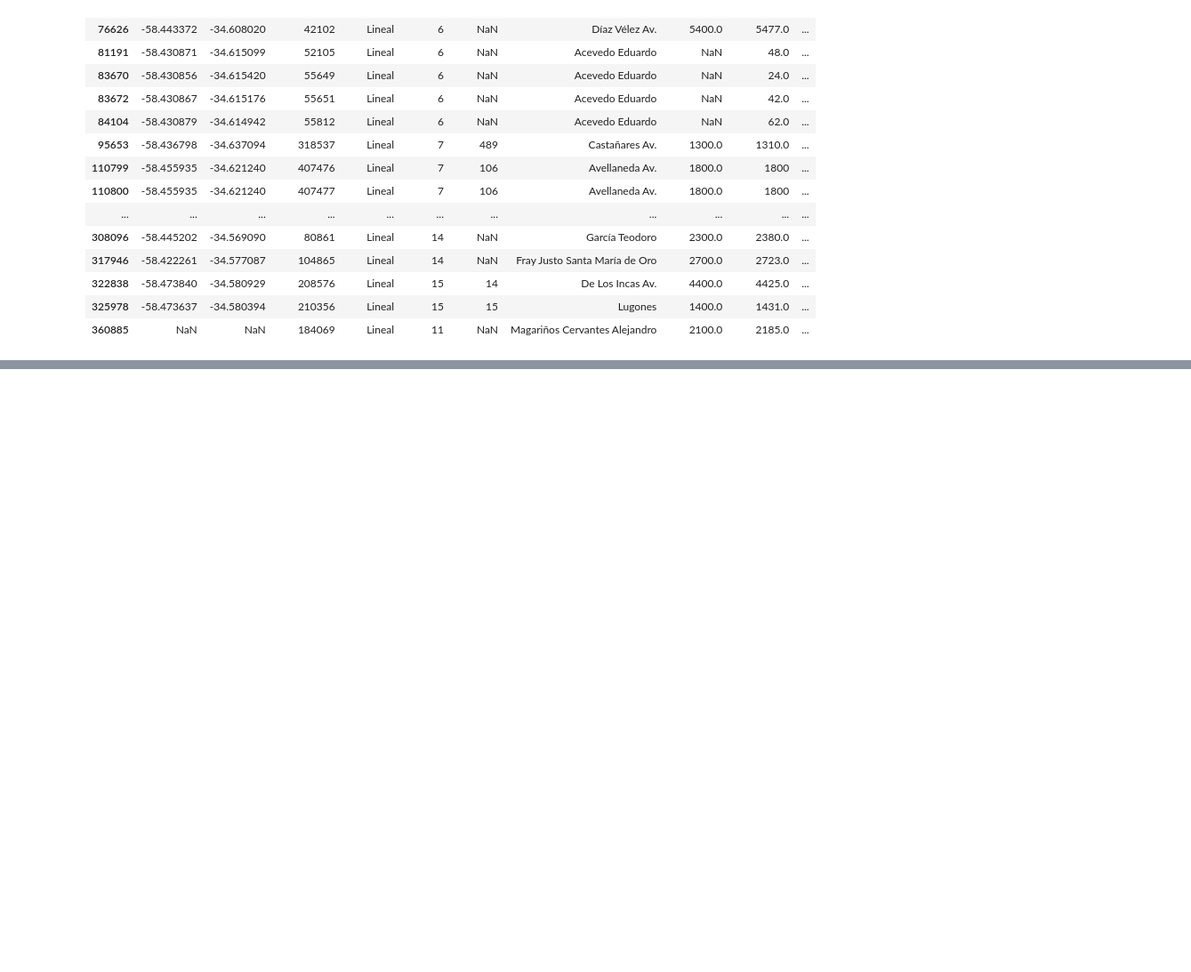
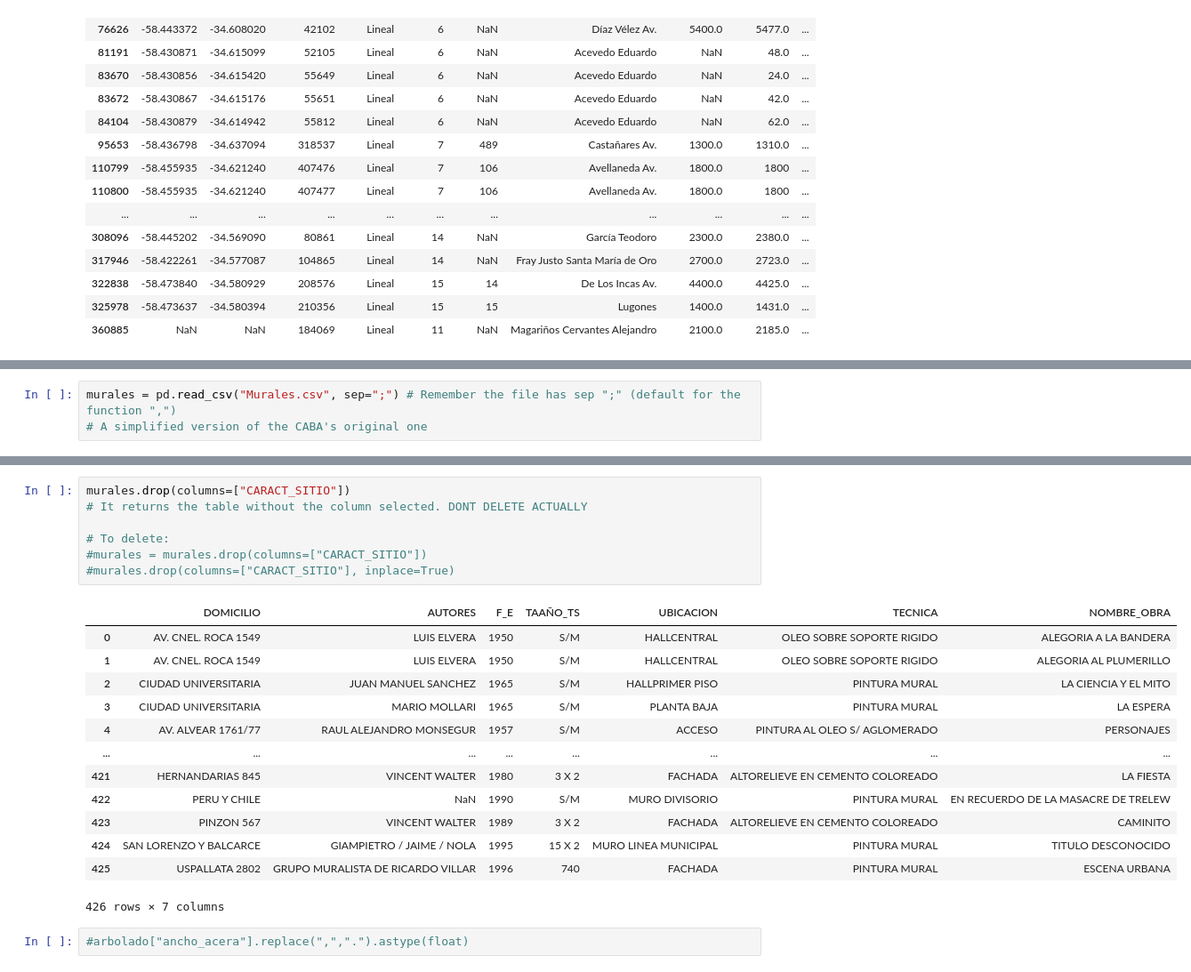
Before and after one commit to IonatanPerez/Aprender_Programando_2023, a Jupyter notebook: Compartido/PorrasFederico/FP.ipynb, the cells around one changed output, grey strips where cells are left out. Shown: that part at 89% size. Saved outputs shown, nothing was run; the diff lists cells and outputs as text; blank space fills up the shorter version.

```diff
--- a/Compartido/PorrasFederico/FP.ipynb
+++ b/Compartido/PorrasFederico/FP.ipynb
@@ -268,0 +290,3 @@ arboladoData[ arboladoData["altura_arbol"] == arboladoData["altura_arbol"].max()
+# %%
+murales = pd.read_csv("Murales.csv", sep=";") # Remember the file has sep ";" (default for the function ",")
+# A simplified version of the CABA's original one
@@ -268,0 +323,23 @@ arboladoData[ arboladoData["altura_arbol"] == arboladoData["altura_arbol"].max()
+# %%
+murales.drop(columns=["CARACT_SITIO"])
+# It returns the table without the column selected. DONT DELETE ACTUALLY
+
+# To delete:
+#murales = murales.drop(columns=["CARACT_SITIO"])
+#murales.drop(columns=["CARACT_SITIO"], inplace=True)
+# %% [output]
+|  | DOMICILIO | AUTORES | F_E | TAAÑO_TS | UBICACION | TECNICA | NOMBRE_OBRA |
+| 0 | AV. CNEL. ROCA 1549 | LUIS ELVERA | 1950 | S/M | HALLCENTRAL | OLEO SOBRE SOPORTE RIGIDO | ALEGORIA A LA BANDERA |
+| 1 | AV. CNEL. ROCA 1549 | LUIS ELVERA | 1950 | S/M | HALLCENTRAL | OLEO SOBRE SOPORTE RIGIDO | ALEGORIA AL PLUMERILLO |
+| 2 | CIUDAD UNIVERSITARIA | JUAN MANUEL SANCHEZ | 1965 | S/M | HALLPRIMER PISO | PINTURA MURAL | LA CIENCIA Y EL MITO |
+| 3 | CIUDAD UNIVERSITARIA | MARIO MOLLARI | 1965 | S/M | PLANTA BAJA | PINTURA MURAL | LA ESPERA |
+| 4 | AV. ALVEAR 1761/77 | RAUL ALEJANDRO MONSEGUR | 1957 | S/M | ACCESO | PINTURA AL OLEO S/ AGLOMERADO | PERSONAJES |
+| ... | ... | ... | ... | ... | ... | ... | ... |
+| 421 | HERNANDARIAS 845 | VINCENT WALTER | 1980 | 3 X 2 | FACHADA | ALTORELIEVE EN CEMENTO COLOREADO | LA FIESTA |
+| 422 | PERU Y CHILE | NaN | 1990 | S/M | MURO DIVISORIO | PINTURA MURAL | EN RECUERDO DE LA MASACRE DE TRELEW |
+| 423 | PINZON 567 | VINCENT WALTER | 1989 | 3 X 2 | FACHADA | ALTORELIEVE EN CEMENTO COLOREADO | CAMINITO |
+| 424 | SAN LORENZO Y BALCARCE | GIAMPIETRO / JAIME / NOLA | 1995 | 15 X 2 | MURO LINEA MUNICIPAL | PINTURA MURAL | TITULO DESCONOCIDO |
+| 425 | USPALLATA 2802 | GRUPO MURALISTA DE RICARDO VILLAR | 1996 | 740 | FACHADA | PINTURA MURAL | ESCENA URBANA |
+426 rows × 7 columns
+# %%
+#arbolado["ancho_acera"].replace(",",".").astype(float)
```
Also changed, not shown: parts of 9 cells of this notebook, 20 other files.
